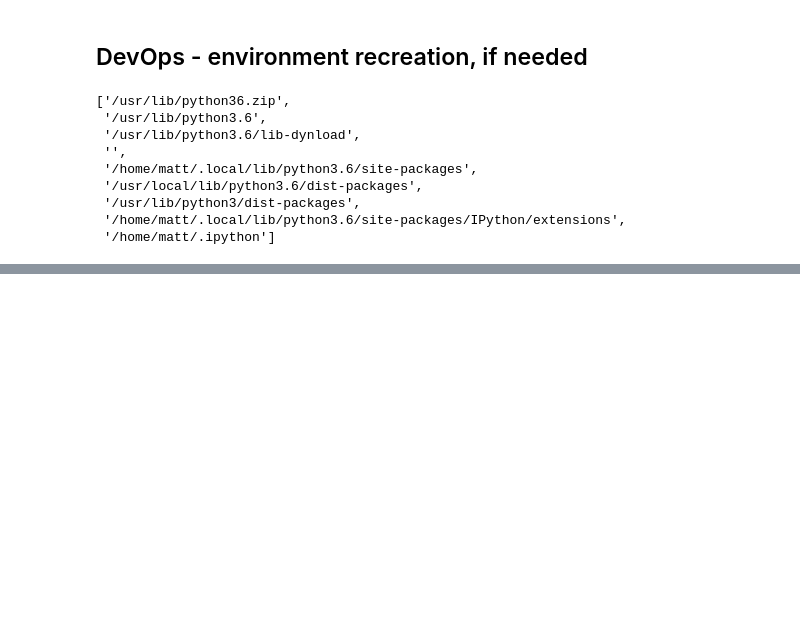
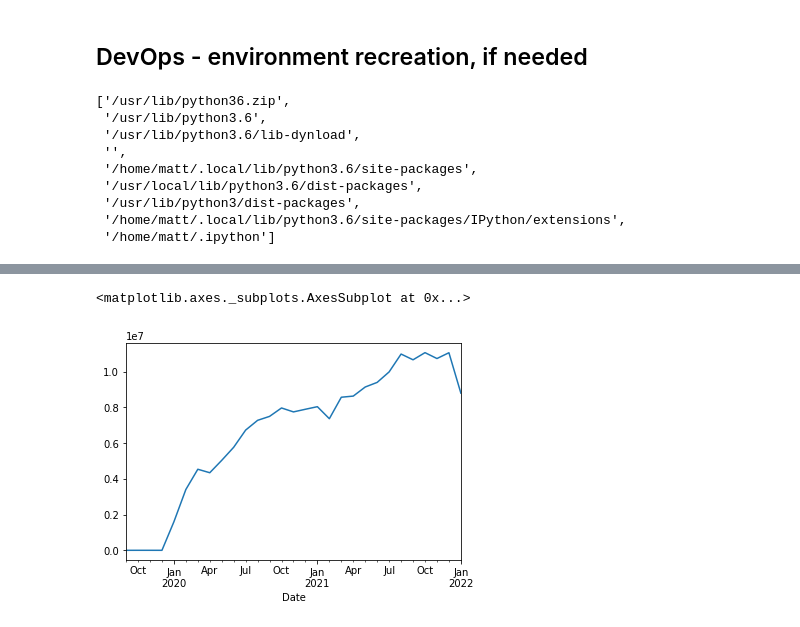
Before and after one commit to Matthew-Mitchell/PPI_COVID_Data_Rollups, a Jupyter notebook: Emily-Request-12-16-21-JDI-API.ipynb, the cells around one changed output, grey strips where cells are left out. Drawn from its saved outputs; the diff is of its cells as text; code cells hidden in the pictures; blank space fills up the shorter version.

Commit message:
Adding updates from 1-25-2022 Orion email exploring new endpoint, transforming this to standard script input and a quick check of graph / output.

```diff
--- a/Emily-Request-12-16-21-JDI-API.ipynb
+++ b/Emily-Request-12-16-21-JDI-API.ipynb
@@ -667,0 +751,6 @@ sys.path
+# %%
+# p.Date = pd.to_datetime(p.Date)
+# monthly_jail_count = p.groupby(pd.Grouper(key='Date', freq='M'))[['State','Jail']].agg(['count','nunique'])#.plot(kind)
+# monthly_pop = p.groupby(pd.Grouper(key='Date', freq='M'))[['Population_Interpolated']].agg(['sum','mean'])
+monthly = monthly_jail_count.join(monthly_pop)
+monthly
@@ -667,0 +777,7 @@ sys.path
+# %%
+cols = [('Population_Interpolated',     'sum'),
+            ('Population_Interpolated',    'mean')]
+monthly[cols[0]].plot()
+# %% [output]
+<matplotlib.axes._subplots.AxesSubplot at 0x...>
+[figure, added]
```
Also changed, not shown: parts of 46 cells of this notebook.
